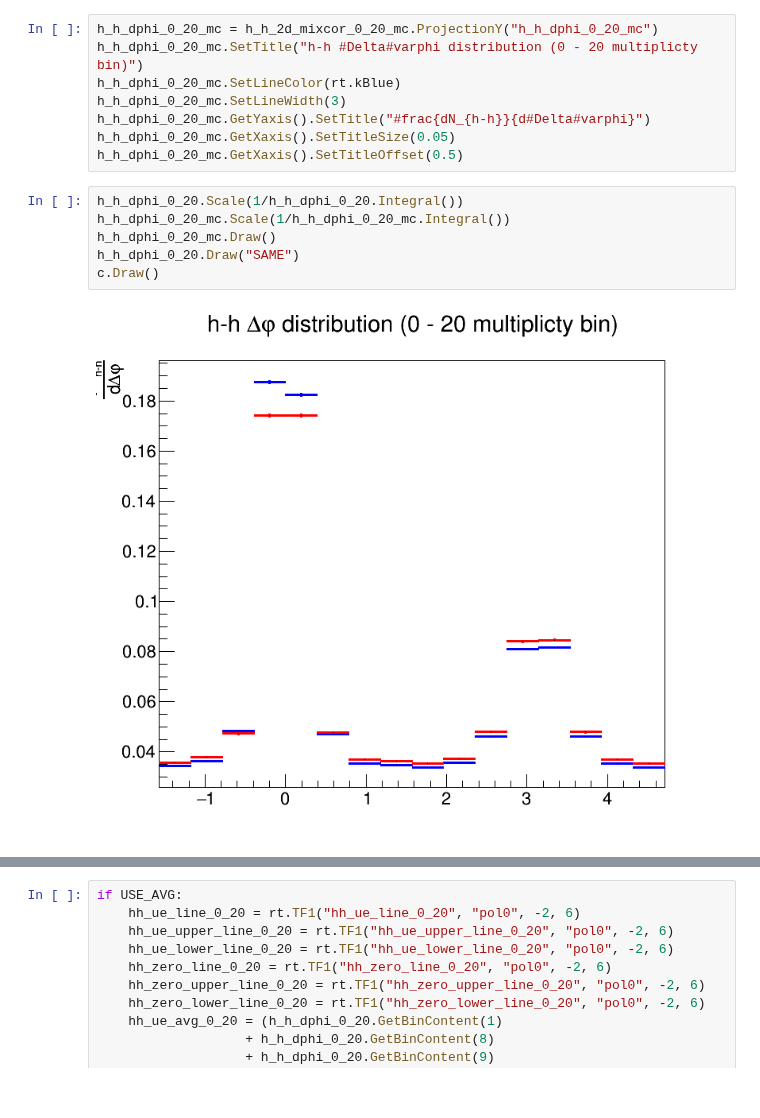
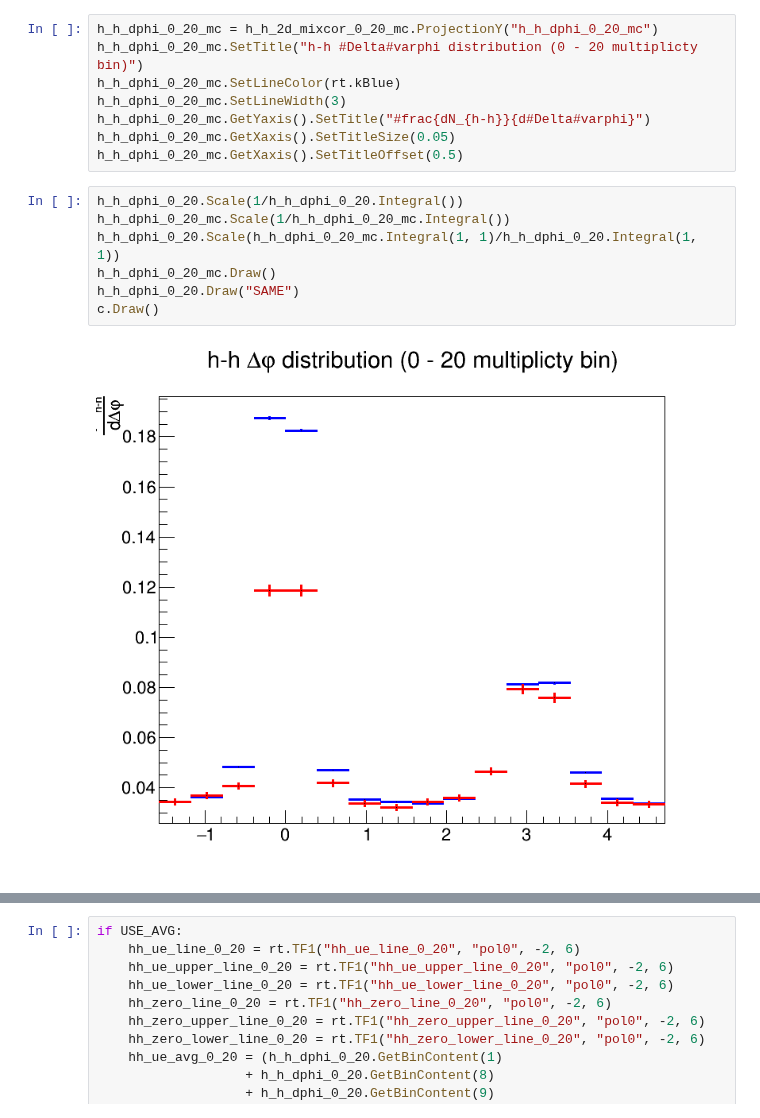
Before and after one commit to rhanniga/lambda-over-hadron, a Jupyter notebook: mc/offline/v0_closure_test.ipynb, the cells around one changed output, grey strips where cells are left out. Saved outputs shown, nothing was run; the diff lists cells and outputs as text.

```diff
--- a/mc/offline/v0_closure_test.ipynb
+++ b/mc/offline/v0_closure_test.ipynb
@@ -961,11 +956,12 @@ h_h_dphi_0_20_mc.GetXaxis().SetTitleOffset(0.5)
 # %%
 h_h_dphi_0_20.Scale(1/h_h_dphi_0_20.Integral())
 h_h_dphi_0_20_mc.Scale(1/h_h_dphi_0_20_mc.Integral())
+h_h_dphi_0_20.Scale(h_h_dphi_0_20_mc.Integral(1, 1)/h_h_dphi_0_20.Integral(1, 1))
 h_h_dphi_0_20_mc.Draw()
 h_h_dphi_0_20.Draw("SAME")
 c.Draw()
 # %% [output]
-[figure, old version]
+[figure, new version]
 # %%
 hh_closure_ratio_0_20_fit = rt.TF1("hh_closure_ratio_fit_0_20", "pol0", -2, 5)
 hh_closure_ratio_0_20_fit.SetLineColor(rt.kBlue)
```
Also changed, not shown: parts of 23 cells of this notebook, 12 other files.
